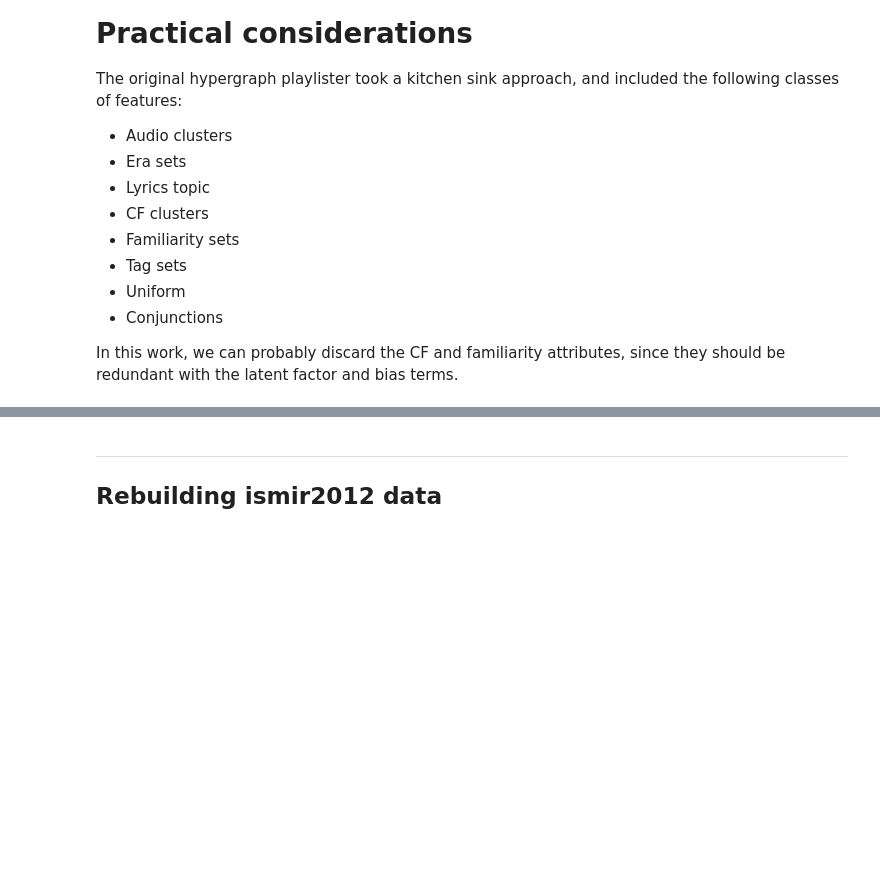
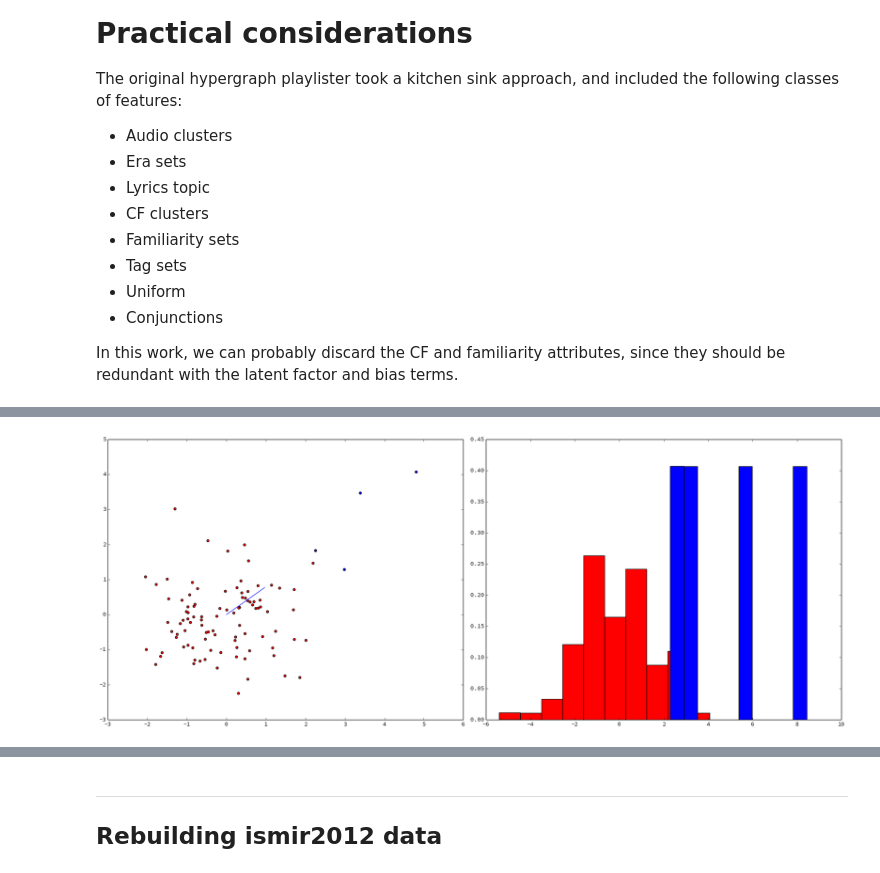
Before and after one commit to bmcfee/playlist_recommender, a Jupyter notebook: notes/Playlist recommender.ipynb, the cells around one changed output, grey strips where cells are left out. Cells and saved outputs as stored; diff of their text form; code cells hidden in the pictures; blank space fills up the shorter version.

```diff
--- a/notes/Playlist recommender.ipynb
+++ b/notes/Playlist recommender.ipynb
@@ -290,9 +297,9 @@ def user_obj(x):
 
     scores = y * (v.dot(x) + b)
 
-    f = 0.5 * np.sum(x**2) + om.dot(np.logaddexp(0, -scores))
+    f = reg_user * 0.5 * np.sum(x**2) + om.dot(np.logaddexp(0, -scores))
 
-    grad = x - v.T.dot(y * om / (1.0 + np.exp(scores)))
+    grad = reg_user * x - v.T.dot(y * om / (1.0 + np.exp(scores)))
 
     return f, grad
 # %%
@@ -331,3 +331,14 @@ print diagnostic
+# %%
+plt.subplot(121)
+plt.scatter(v[y>0,0], v[y>0,1], c='b')
+plt.scatter(v[y<0,0], v[y<0,1], c='r')
+plt.plot([0, x_user[0]], [0, x_user[1]])
+plt.subplot(122)
+plt.hist(v[y<0].dot(x_user) + b[y<0], normed=True, color='r')
+plt.hist(v[y>0].dot(x_user) + b[y>0], normed=True, color='b')
+plt.tight_layout()
+# %% [output]
+[figure, added]
 # %%
 b0= np.zeros_like(b)
 # %%
```
Also changed, not shown: parts of 30 cells of this notebook, 1 other file.
